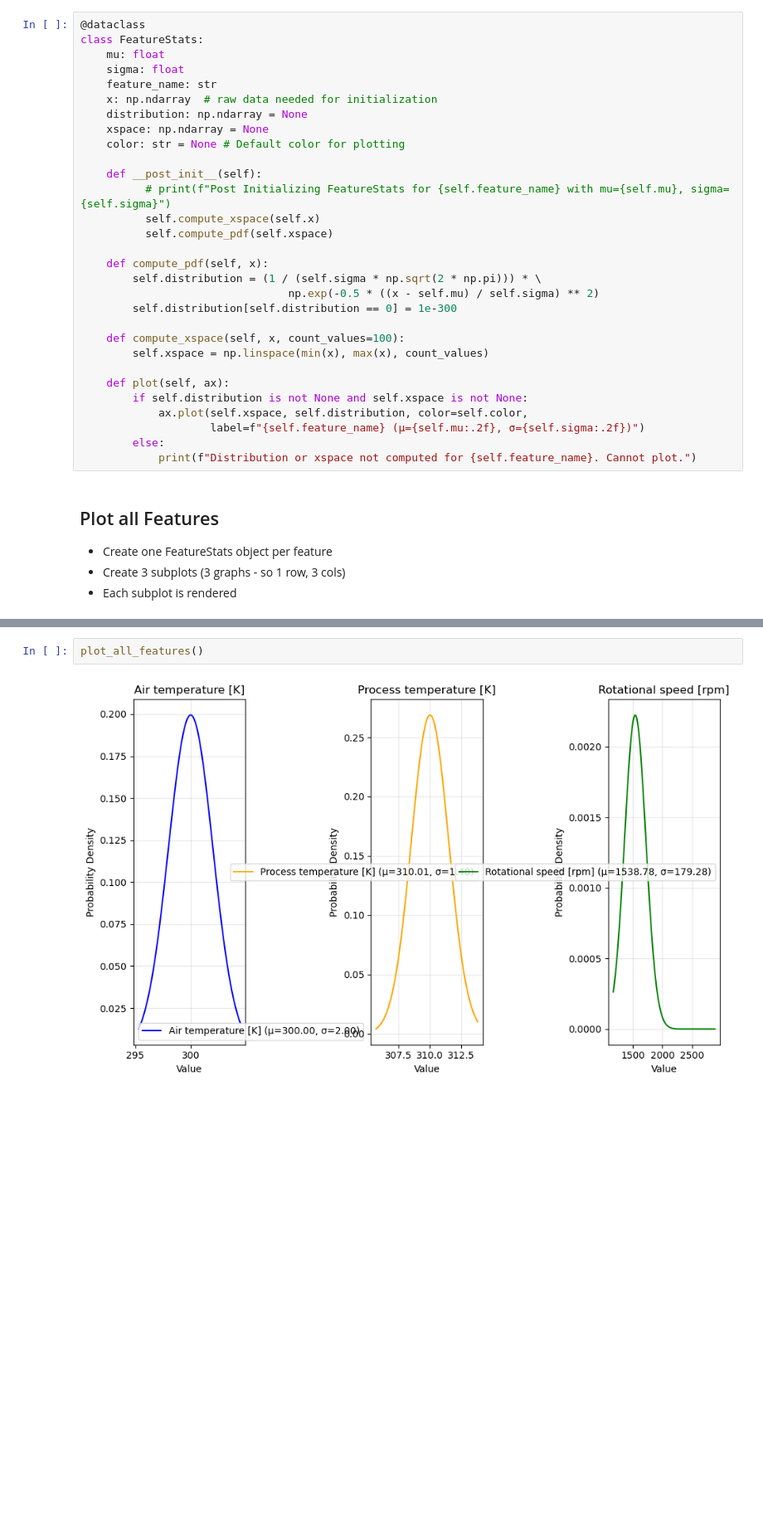
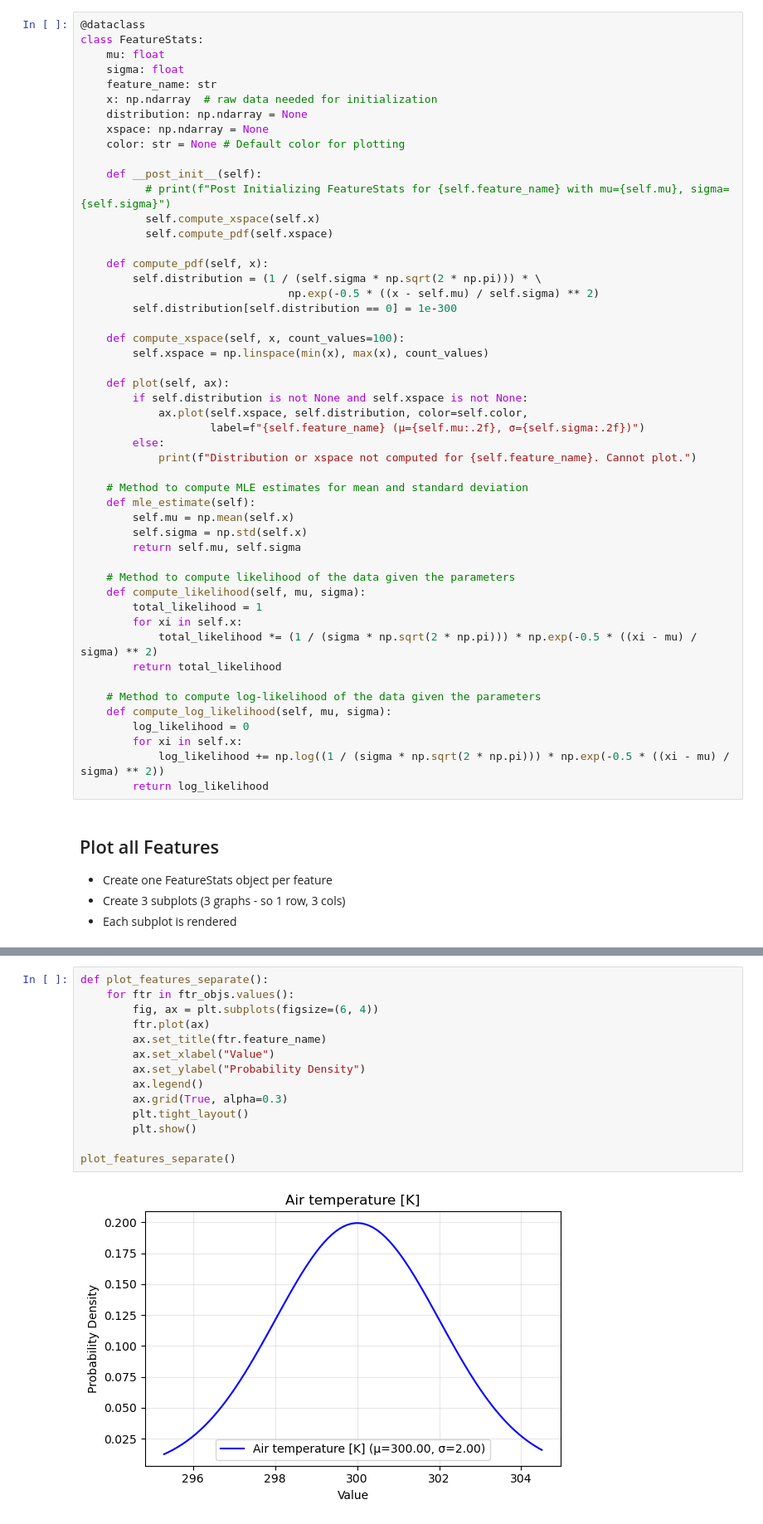
Before and after one commit to sriharip490/AIML-Workbooks, a Jupyter notebook: probability/MLE-workbook0.ipynb, the cells around one changed output, grey strips where cells are left out. Shown at 83% size. Cells and saved outputs as stored; diff of their text form; blank space fills up the shorter version.

Commit message:
aiml-workbook: Maximum Likelihood Estimation, likelihood, log likelihood

```diff
--- a/probability/MLE-workbook0.ipynb
+++ b/probability/MLE-workbook0.ipynb
@@ -129,6 +135,26 @@ class FeatureStats:
                     label=f"{self.feature_name} (μ={self.mu:.2f}, σ={self.sigma:.2f})")
         else:
             print(f"Distribution or xspace not computed for {self.feature_name}. Cannot plot.")
+
+    # Method to compute MLE estimates for mean and standard deviation
+    def mle_estimate(self):
+        self.mu = np.mean(self.x)
+        self.sigma = np.std(self.x)
+        return self.mu, self.sigma
+
+    # Method to compute likelihood of the data given the parameters
+    def compute_likelihood(self, mu, sigma):
+        total_likelihood = 1
+        for xi in self.x:
+            total_likelihood *= (1 / (sigma * np.sqrt(2 * np.pi))) * np.exp(-0.5 * ((xi - mu) / sigma) ** 2)
+        return total_likelihood
+
+    # Method to compute log-likelihood of the data given the parameters
+    def compute_log_likelihood(self, mu, sigma):
+        log_likelihood = 0
+        for xi in self.x:
+            log_likelihood += np.log((1 / (sigma * np.sqrt(2 * np.pi))) * np.exp(-0.5 * ((xi - mu) / sigma) ** 2))
+        return log_likelihood
 # %% [markdown]
 ## Plot all Features
 * Create one FeatureStats object per feature
@@ -155,4 +189,16 @@ def plot_all_features():
 # %%
-plot_all_features()
+def plot_features_separate():
+    for ftr in ftr_objs.values():
+        fig, ax = plt.subplots(figsize=(6, 4))
+        ftr.plot(ax)
+        ax.set_title(ftr.feature_name)
+        ax.set_xlabel("Value")
+        ax.set_ylabel("Probability Density")
+        ax.legend()
+        ax.grid(True, alpha=0.3)
+        plt.tight_layout()
+        plt.show()
+
+plot_features_separate()
 # %% [output]
-[figure, old version]
+[figure, new version]
```
Also changed, not shown: parts of 14 cells of this notebook.
